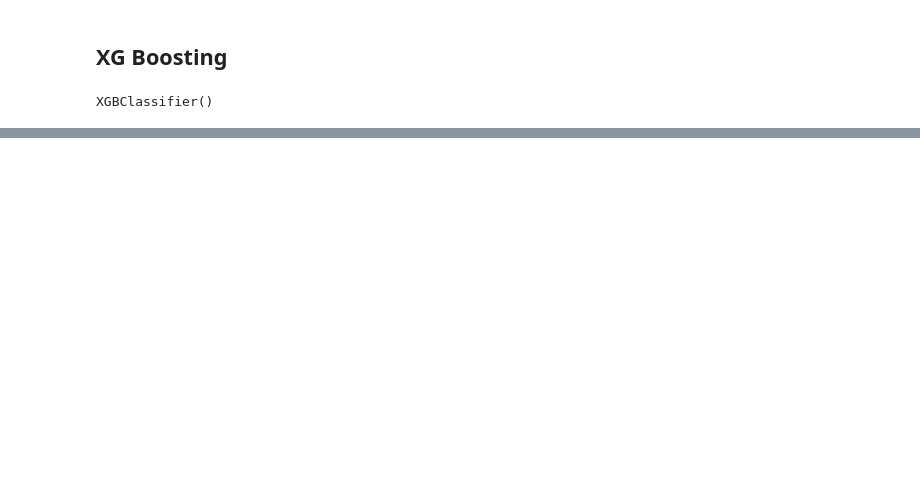
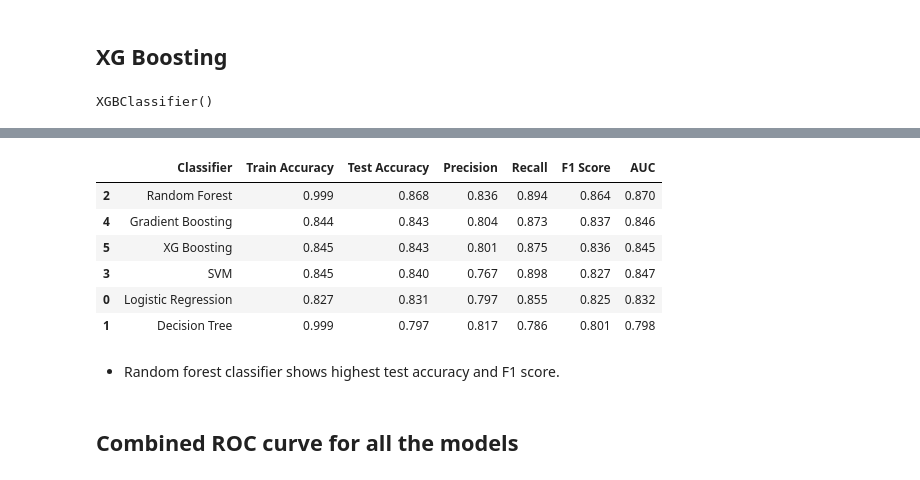
Before and after one commit to Amolrakhunde/Credit-Card-Default-Prediction, a Jupyter notebook: Credit_Card_Default_Prediction_Amol.ipynb, the cells around one changed output, grey strips where cells are left out. Drawn from its saved outputs; the diff is of its cells as text; code cells hidden in the pictures; blank space fills up the shorter version.

```diff
--- a/Credit_Card_Default_Prediction_Amol.ipynb
+++ b/Credit_Card_Default_Prediction_Amol.ipynb
@@ -815,0 +855,14 @@ ax.yaxis.set_ticklabels(labels)
+# %%
+compare_df.sort_values(by=['Test Accuracy'], ascending=False)
+# %% [output]
+|  | Classifier | Train Accuracy | Test Accuracy | Precision | Recall | F1 Score | AUC |
+| 2 | Random Forest | 0.999 | 0.868 | 0.836 | 0.894 | 0.864 | 0.870 |
+| 4 | Gradient Boosting | 0.844 | 0.843 | 0.804 | 0.873 | 0.837 | 0.846 |
+| 5 | XG Boosting | 0.845 | 0.843 | 0.801 | 0.875 | 0.836 | 0.845 |
+| 3 | SVM | 0.845 | 0.840 | 0.767 | 0.898 | 0.827 | 0.847 |
+| 0 | Logistic Regression | 0.827 | 0.831 | 0.797 | 0.855 | 0.825 | 0.832 |
+| 1 | Decision Tree | 0.999 | 0.797 | 0.817 | 0.786 | 0.801 | 0.798 |
+# %% [markdown]
+- Random forest classifier shows highest test accuracy and F1 score.
+# %% [markdown]
+## Combined ROC curve for all the models
```
Also changed, not shown: parts of 68 cells of this notebook.
